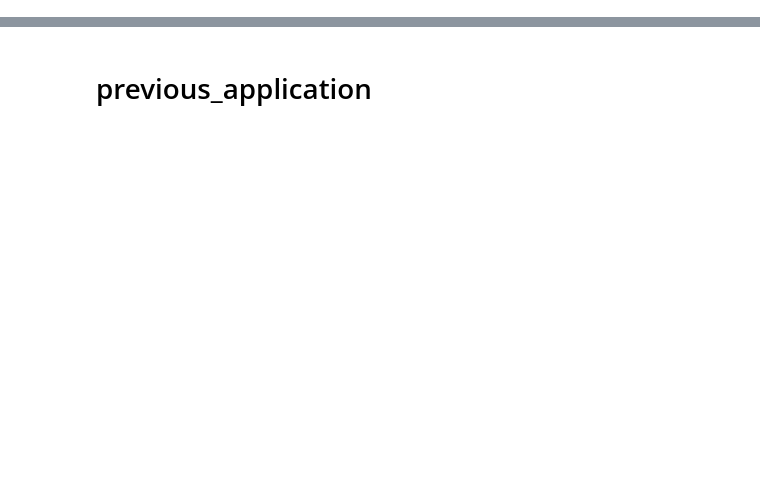
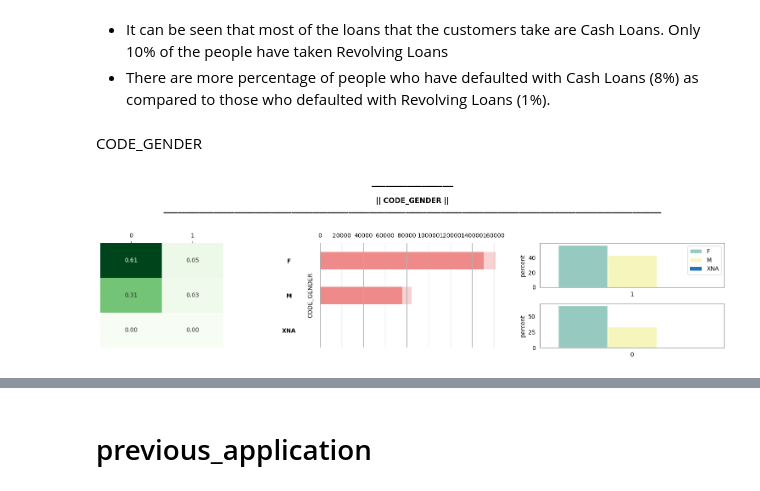
Before and after one commit to NgChi493510/Data-Preparation-Project-Group-14, a Jupyter notebook: EDA_previous_application.ipynb, the cells around one changed output, grey strips where cells are left out. Drawn from its saved outputs; the diff is of its cells as text; code cells hidden in the pictures; blank space fills up the shorter version.

```diff
--- a/EDA_previous_application.ipynb
+++ b/EDA_previous_application.ipynb
@@ -22,0 +153,9 @@ installments_payments = pd.read_csv(file_path + "dseb63_installments_payments.cs
+# %% [markdown]
+- It can be seen that most of the loans that the customers take are Cash Loans. Only 10% of the people have taken Revolving Loans
+- There are more percentage of people who have defaulted with Cash Loans (8%) as compared to those who defaulted with Revolving Loans (1%).
+# %% [markdown]
+CODE_GENDER
+# %%
+cat_visual(app_train,'CODE_GENDER')
+# %% [output]
+[figure, added]
```
Also changed, not shown: parts of 61 cells of this notebook, 5 other files.
